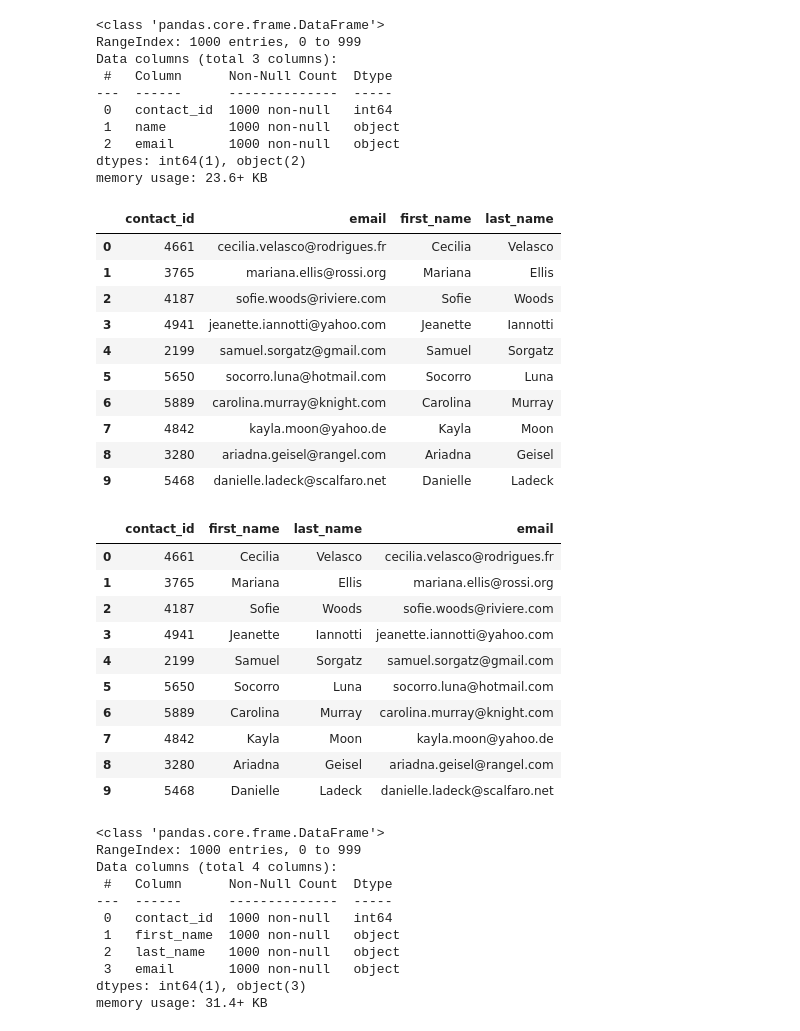
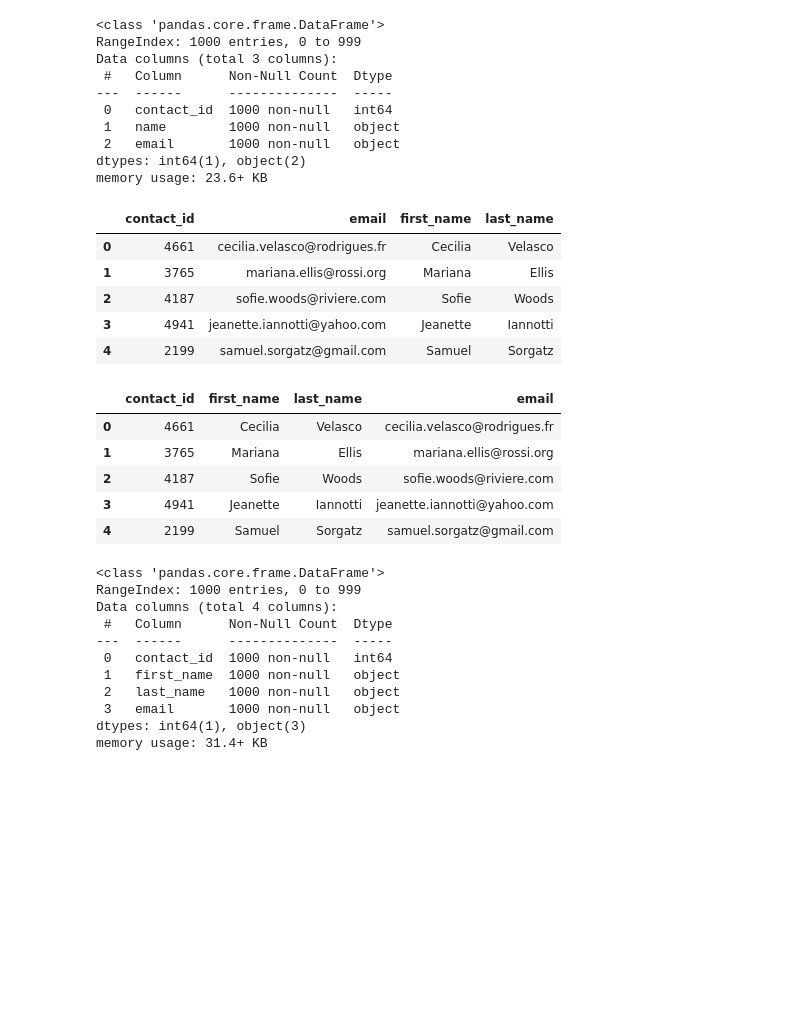
Before and after one commit to JuliWritesStories/Crowdfunding_ETL, a Jupyter notebook: Starter_Files/Juliet's ETL_Mini_Project_Starter_Code.ipynb, the cells around one changed output. Saved outputs shown, nothing was run; the diff lists cells and outputs as text; code cells hidden in the pictures; blank space fills up the shorter version.

Commit message:
finished the contacts dataframe. Will create sql database tonight in class.

```diff
--- a/Starter_Files/Juliet's ETL_Mini_Project_Starter_Code.ipynb
+++ b/Starter_Files/Juliet's ETL_Mini_Project_Starter_Code.ipynb
@@ -323,7 +323,12 @@ import json
 dict_values = []
 
 for i, row in contact_info_df.iterrows():
-    dict_values.append(row.to_dict())
+    data = row[0]
+    converted_data = json.loads(data)
+    # Iterate through each dictionary (row) and get the values for each row using list comprehension.
+    row_values =[v for k, v in converted_data.items()]
+    # Append the list of values for each row to a list.
+    dict_values.append(row_values)
 
 # Print out the list of values for each row.
 print(dict_values)
@@ -332,14 +337,7 @@ print(dict_values)
 # %%
 # Create a contact_info DataFrame and add each list of values, i.e., each row
-contact_id_column = dict_values['contact_id']
-name_column = dict_values['name']
-email_column = dict_values['email']
-
-contact_info = pd.DataFrame({
-    'contact_id': dict_values ['contact_id'],
-    'name': dict_values['name'],
-    'email': dict_values['email']
-})
+contact_info = pd.DataFrame(dict_values, columns = ['contact_id', 'name', 'email'])
+contact_info.head()
 # to the 'contact_id', 'name', 'email' columns.
 print(contact_info)
 # %% [output]
@@ -359,23 +374,24 @@ dtypes: int64(1), object(2)
 memory usage: 23.6+ KB
 # %%
 # Create a "first"name" and "last_name" column with the first and last names from the "name" column.
-
+contact_info[['first_name', 'last_name']] = contact_info['name'].str.split(' ', n=2, expand=True)
 
 # Drop the contact_name column
+
+contact_info = contact_info.drop("name", axis=1)
+
+contact_info.head()
 # %% [output]
 |  | contact_id | email | first_name | last_name |
 | 0 | 4661 | cecilia.velasco@rodrigues.fr | Cecilia | Velasco |
 | 1 | 3765 | mariana.ellis@rossi.org | Mariana | Ellis |
 | 2 | 4187 | sofie.woods@riviere.com | Sofie | Woods |
 | 3 | 4941 | jeanette.iannotti@yahoo.com | Jeanette | Iannotti |
 | 4 | 2199 | samuel.sorgatz@gmail.com | Samuel | Sorgatz |
-| 5 | 5650 | socorro.luna@hotmail.com | Socorro | Luna |
-| 6 | 5889 | carolina.murray@knight.com | Carolina | Murray |
-| 7 | 4842 | kayla.moon@yahoo.de | Kayla | Moon |
-| 8 | 3280 | ariadna.geisel@rangel.com | Ariadna | Geisel |
-| 9 | 5468 | danielle.ladeck@scalfaro.net | Danielle | Ladeck |
 # %%
 # Reorder the columns
+contacts_info_clean = contact_info[['contact_id', 'first_name', 'last_name', 'email']]
+contacts_info_clean.head()
 # %% [output]
 |  | contact_id | first_name | last_name | email |
 | 0 | 4661 | Cecilia | Velasco | cecilia.velasco@rodrigues.fr |
@@ -383,10 +399,5 @@ memory usage: 23.6+ KB
 | 2 | 4187 | Sofie | Woods | sofie.woods@riviere.com |
 | 3 | 4941 | Jeanette | Iannotti | jeanette.iannotti@yahoo.com |
 | 4 | 2199 | Samuel | Sorgatz | samuel.sorgatz@gmail.com |
-| 5 | 5650 | Socorro | Luna | socorro.luna@hotmail.com |
-| 6 | 5889 | Carolina | Murray | carolina.murray@knight.com |
-| 7 | 4842 | Kayla | Moon | kayla.moon@yahoo.de |
-| 8 | 3280 | Ariadna | Geisel | ariadna.geisel@rangel.com |
-| 9 | 5468 | Danielle | Ladeck | danielle.ladeck@scalfaro.net |
 # %%
 # Check the datatypes one more time before exporting as CSV file.
```
Also changed, not shown: parts of 17 cells of this notebook, 1 other file.
